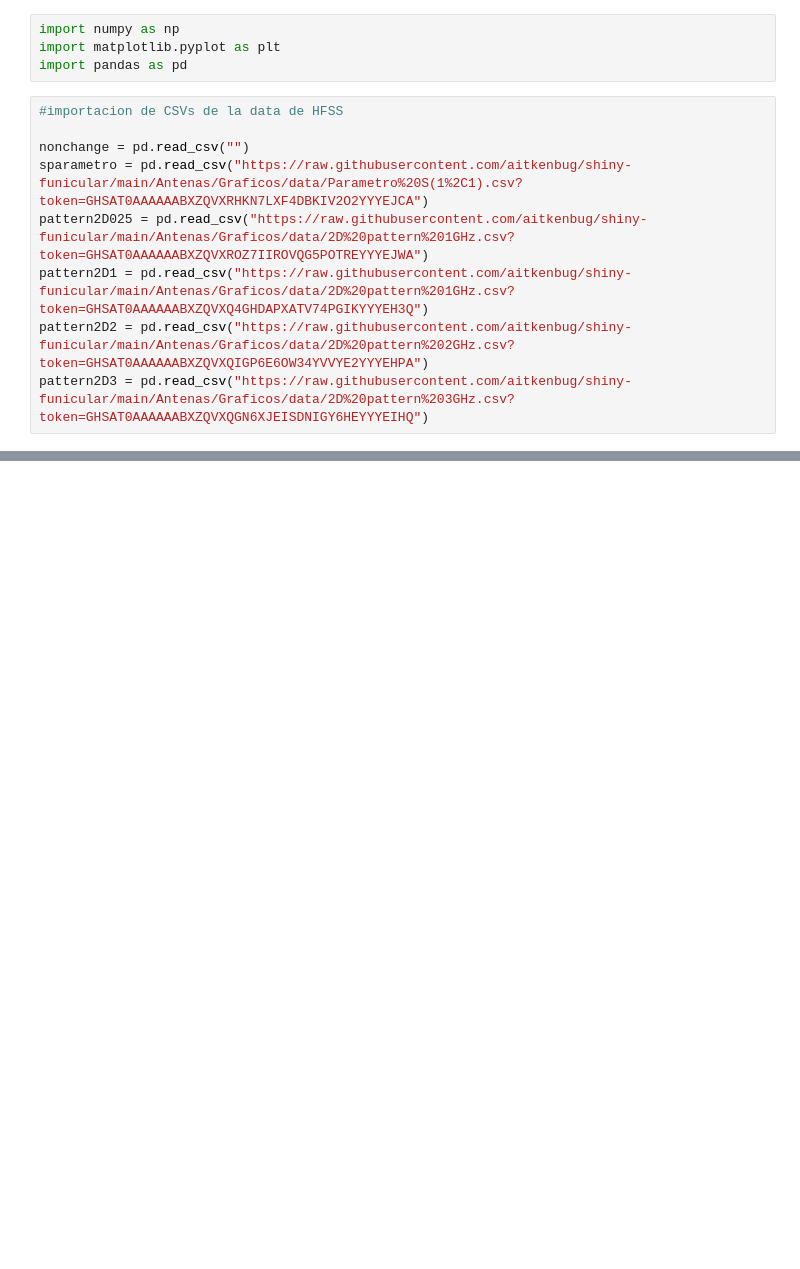
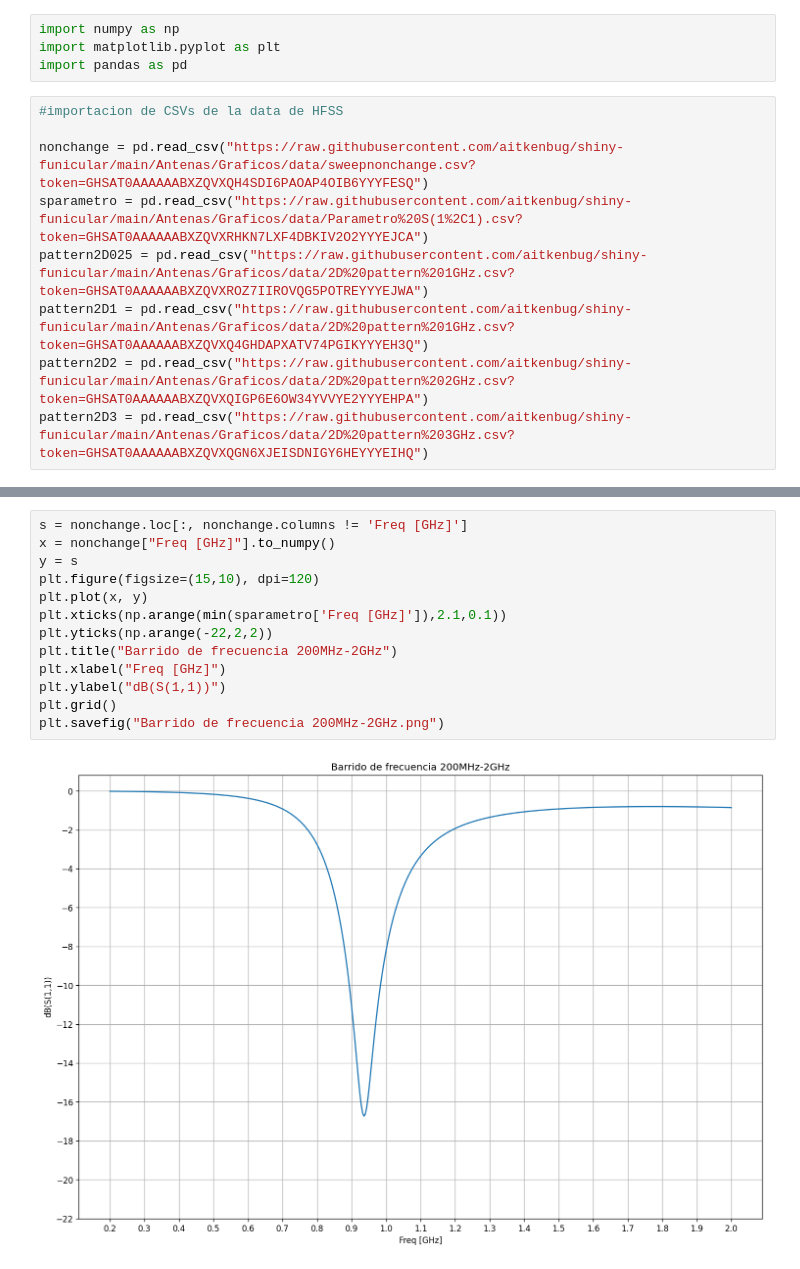
Before and after one commit to aitkenbug/shiny-funicular, a Jupyter notebook: Antenas/Graficos/graphs.ipynb, the cells around one changed output, grey strips where cells are left out. Cells and saved outputs as stored; diff of their text form; blank space fills up the shorter version.

```diff
--- a/Antenas/Graficos/graphs.ipynb
+++ b/Antenas/Graficos/graphs.ipynb
@@ -5,7 +5,7 @@ import pandas as pd
 # %%
 #importacion de CSVs de la data de HFSS
 
-nonchange = pd.read_csv("")
+nonchange = pd.read_csv("https://raw.githubusercontent.com/aitkenbug/shiny-funicular/main/Antenas/Graficos/data/sweepnonchange.csv?token=GHSAT0AAAAAABXZQVXQH4SDI6PAOAP4OIB6YYYFESQ")
 sparametro = pd.read_csv("https://raw.githubusercontent.com/aitkenbug/shiny-funicular/main/Antenas/Graficos/data/Parametro%20S(1%2C1).csv?token=GHSAT0AAAAAABXZQVXRHKN7LXF4DBKIV2O2YYYEJCA")
 pattern2D025 = pd.read_csv("https://raw.githubusercontent.com/aitkenbug/shiny-funicular/main/Antenas/Graficos/data/2D%20pattern%201GHz.csv?token=GHSAT0AAAAAABXZQVXROZ7IIROVQG5POTREYYYEJWA")
 pattern2D1 = pd.read_csv("https://raw.githubusercontent.com/aitkenbug/shiny-funicular/main/Antenas/Graficos/data/2D%20pattern%201GHz.csv?token=GHSAT0AAAAAABXZQVXQ4GHDAPXATV74PGIKYYYEH3Q")
@@ -13,0 +62,15 @@ pattern2D3 = pd.read_csv("https://raw.githubusercontent.com/aitkenbug/shiny-funi
+# %%
+s = nonchange.loc[:, nonchange.columns != 'Freq [GHz]']
+x = nonchange["Freq [GHz]"].to_numpy()
+y = s
+plt.figure(figsize=(15,10), dpi=120)
+plt.plot(x, y)
+plt.xticks(np.arange(min(sparametro['Freq [GHz]']),2.1,0.1))
+plt.yticks(np.arange(-22,2,2))
+plt.title("Barrido de frecuencia 200MHz-2GHz")
+plt.xlabel("Freq [GHz]")
+plt.ylabel("dB(S(1,1))")
+plt.grid()
+plt.savefig("Barrido de frecuencia 200MHz-2GHz.png")
+# %% [output]
+[figure, added]
```
Also changed, not shown: parts of 13 cells of this notebook, 3 other files.
